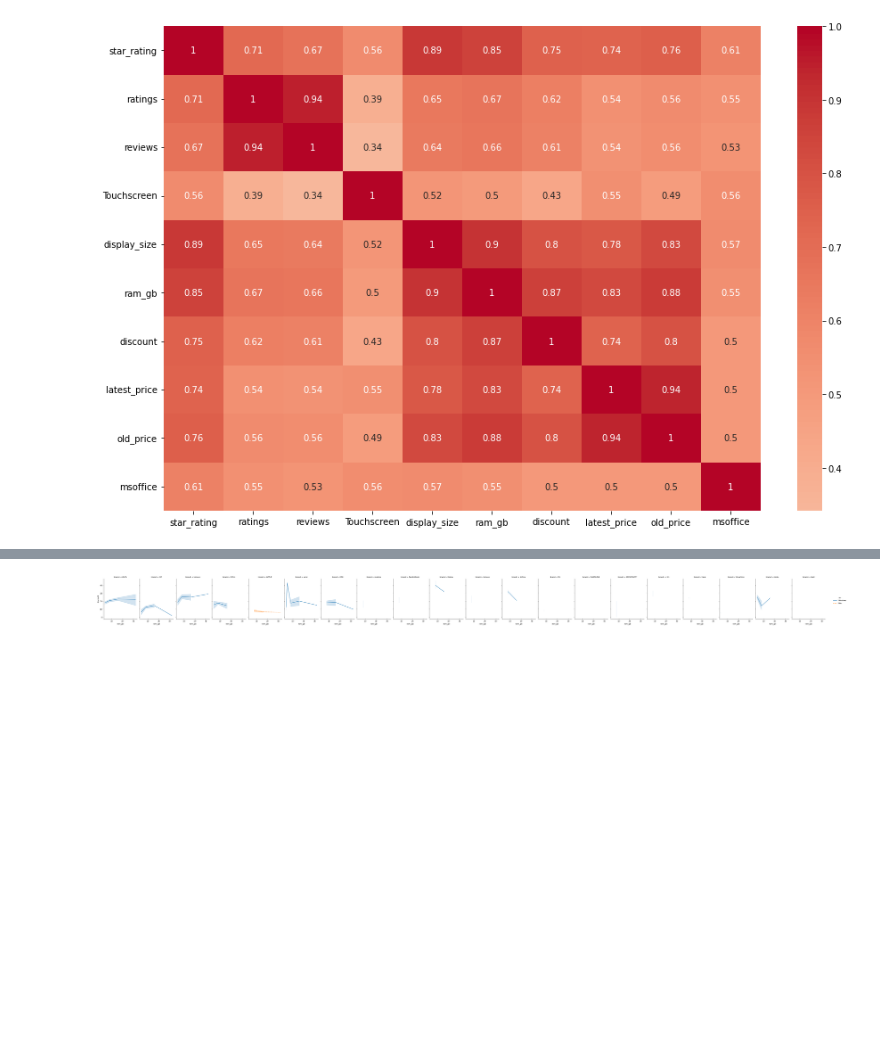
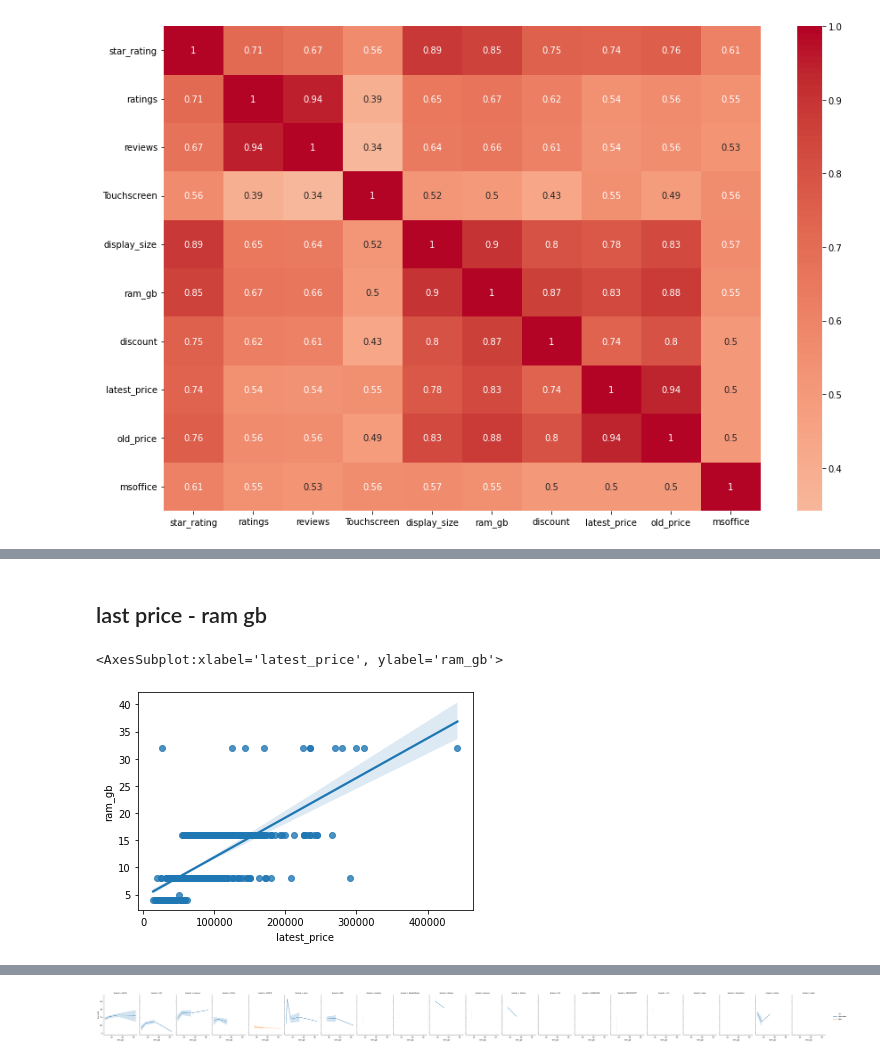
Before and after one commit to NoaBarNov/Data-Science-Project, a Jupyter notebook: finalproject.ipynb, the cells around one changed output, grey strips where cells are left out. Drawn from its saved outputs; the diff is of its cells as text; code cells hidden in the pictures; blank space fills up the shorter version.

```diff
--- a/finalproject.ipynb
+++ b/finalproject.ipynb
@@ -575,0 +578,7 @@ sns.heatmap(corrs, cmap='coolwarm', center=0, annot = True);
+# %% [markdown]
+## last price - ram gb
+# %%
+sns.regplot(data = data, x = 'latest_price', y = 'ram_gb')
+# %% [output]
+<AxesSubplot:xlabel='latest_price', ylabel='ram_gb'>
+[figure, added]
```
Also changed, not shown: parts of 37 cells of this notebook.
